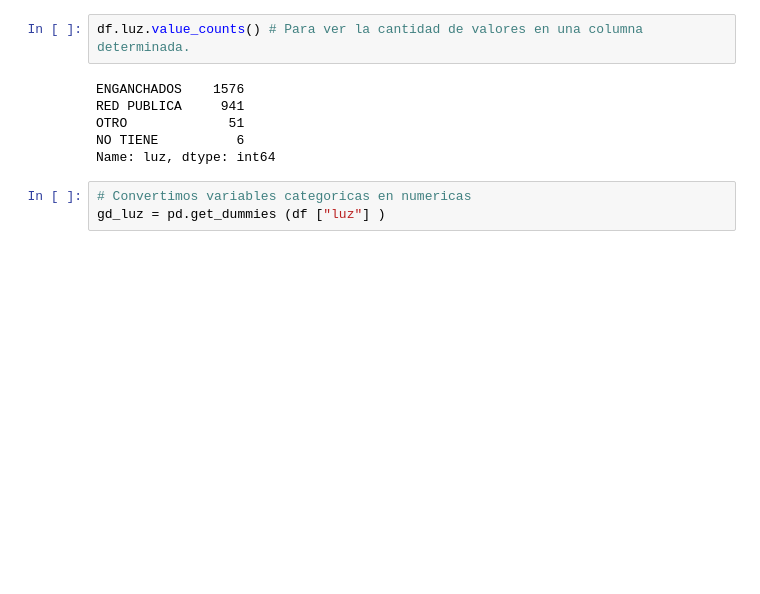
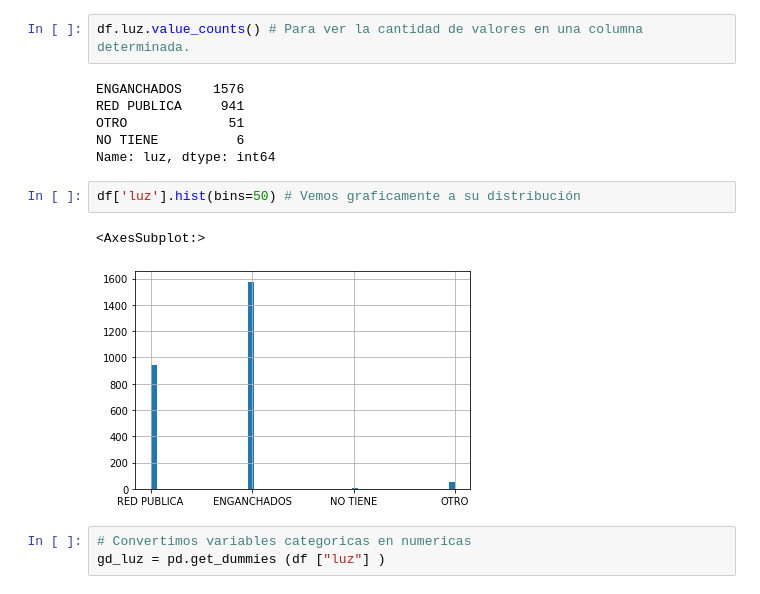
Before and after one commit to NestorDiazDataSC/Asentamientos-Informales, a Jupyter notebook: Informe.ipynb, the cells around one changed output. Drawn from its saved outputs; the diff is of its cells as text; blank space fills up the shorter version.

```diff
--- a/Informe.ipynb
+++ b/Informe.ipynb
@@ -215,6 +214,11 @@ RED PUBLICA     941
 OTRO             51
 NO TIENE          6
 Name: luz, dtype: int64
+# %%
+df['luz'].hist(bins=50) # Vemos graficamente a su distribución
+# %% [output]
+<AxesSubplot:>
+[figure, added]
 # %%
 # Convertimos variables categoricas en numericas
 gd_luz = pd.get_dummies (df ["luz"] )
```
Also changed, not shown: parts of 12 cells of this notebook.
